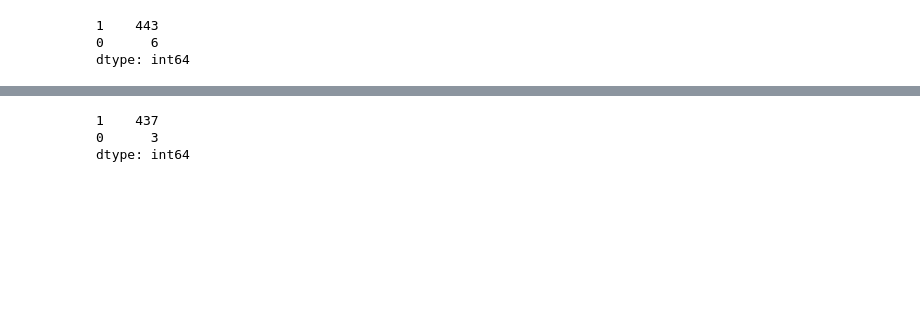
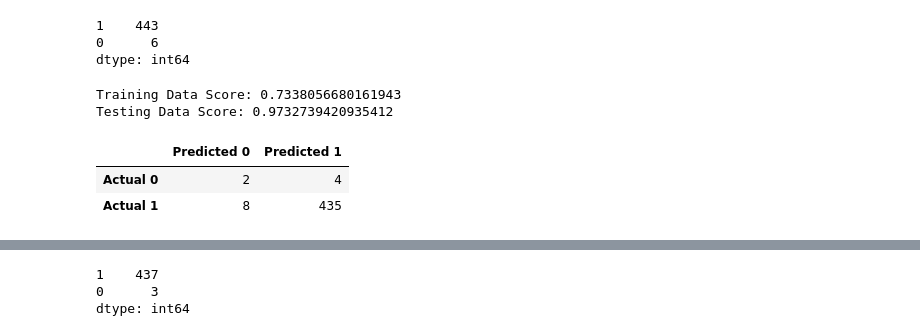
Before and after one commit to timjb96/US-Congress-Twitter-Analysis, a Jupyter notebook: Congressional_ML.ipynb, the cells around one changed output, grey strips where cells are left out. Cells and saved outputs as stored; diff of their text form; code cells hidden in the pictures; blank space fills up the shorter version.

```diff
--- a/Congressional_ML.ipynb
+++ b/Congressional_ML.ipynb
@@ -474,3 +669,49 @@ pd.Series(c117twitdf).value_counts()
 1    443
 0      6
 dtype: int64
+# %%
+#Cleaning Training Data for 117
+#Add Session 116 to training data
+c117traindf = c116traindf.append(c116rawdf, ignore_index=True)
+#Drop duplicates, keeping most recent entries
+c117traindf = c117traindf.drop_duplicates(subset=['uniqueid'],keep='last')
+#Create corresponding success series
+c117traintwitdf=[]
+for i in range(len(c117traindf)):
+    #Check if Creation Date is null
+    if pd.isna(c117traindf.iloc[i,12]):
+        c117traintwitdf.append(0)
+    else:
+        #If date joined before end of session
+        if c117traindf.iloc[i,12]<c117traindf.iloc[i,10]:
+            #Add Success
+            c117traintwitdf.append(1)
+            #Correct Age in training set
+            c117traindf.iloc[i,8]=c117traindf.iloc[i,13]
+        else:
+            c117traintwitdf.append(0)
+#Isolate Relevant Data for Training and Testing
+c117train = c117traindf[['gender','party','AgeWhenSessionStarted']]
+c117test = c117rawdf[['gender','party','AgeWhenSessionStarted']]
+#Create Logistic Regression Model
+classifier117= LogisticRegression(max_iter = 10000)
+#Train Model
+classifier117.fit(c117train,c117traintwitdf)
+#Validate Model
+print(f"Training Data Score: {classifier117.score(c117train,c117traintwitdf)}")
+print(f"Testing Data Score: {classifier117.score(c117test,c117twitdf)}")
+# %% [output]
+Training Data Score: 0.7338056680161943
+Testing Data Score: 0.9732739420935412
+# %%
+#Confusion Matrix
+true117 = c117twitdf
+pred117 = classifier117.predict(c117test)
+cm117 = confusion_matrix(true117,pred117)
+#Turn into DataFrame
+cm117df = pd.DataFrame(cm117,index=["Actual 0", "Actual 1"], columns=["Predicted 0", "Predicted 1"])
+cm117df
+# %% [output]
+|  | Predicted 0 | Predicted 1 |
+| Actual 0 | 2 | 4 |
+| Actual 1 | 8 | 435 |
```
Also changed, not shown: parts of 27 cells of this notebook.
